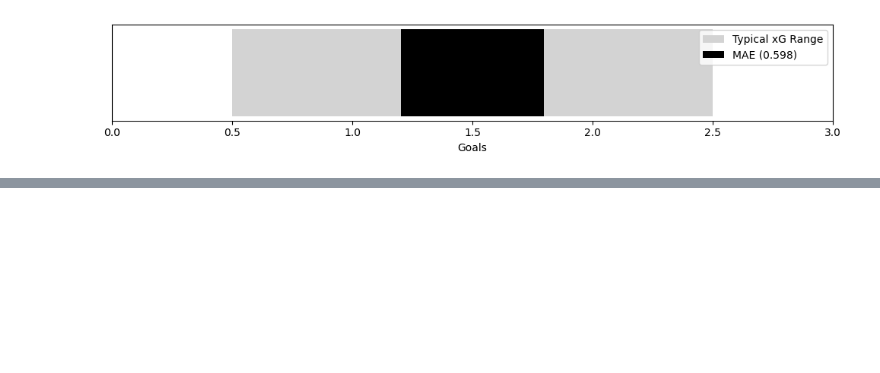
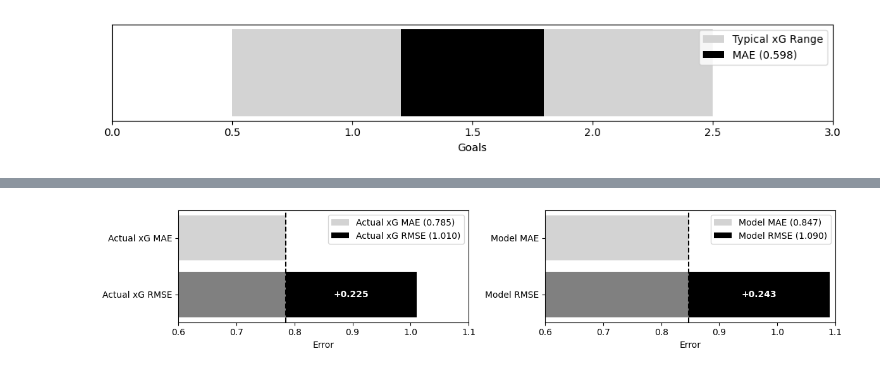
Before and after one commit to venomio5/soccer-prediction-analysis, a Jupyter notebook: src/xg_analysis.ipynb, the cells around one changed output, grey strips where cells are left out. Drawn from its saved outputs; the diff is of its cells as text; code cells hidden in the pictures; blank space fills up the shorter version.

```diff
--- a/src/xg_analysis.ipynb
+++ b/src/xg_analysis.ipynb
@@ -146,0 +145,36 @@ plt.show()
+# %%
+rmse_actual = rmse3
+rmse_model = rmse1
+mae_actual = mae3
+mae_model = mae1
+
+fig, (ax1, ax2) = plt.subplots(1, 2, figsize=(12, 2.5))
+
+# --- Left subplot
+ax1.set_xlim(0.6, 1.1)
+ax1.barh(['Actual xG RMSE'], [rmse_actual], left=0, color='gray')
+ax1.barh(['Actual xG MAE'], [mae_actual], color='lightgray', label=f"Actual xG MAE ({mae_actual:.3f})")
+ax1.barh(['Actual xG RMSE'], [mae_actual - rmse_actual], left=rmse_actual, color='black', label=f"Actual xG RMSE ({rmse_actual:.3f})")
+ax1.axvline(x=mae_actual, linestyle='--', color='black', linewidth=1.5)
+
+diff_rmse = rmse_actual - mae_actual
+ax1.text(mae_actual + diff_rmse/2, 0, f'+{diff_rmse:.3f}', ha='center', va='center', fontweight='semibold', color='white')
+ax1.set_xlabel('Error')
+ax1.legend(loc="upper right")
+
+# --- Right subplot
+ax2.set_xlim(0.6, 1.1)
+ax2.barh(['Model RMSE'], [rmse_model], left=0, color='gray')
+ax2.barh(['Model MAE'], [mae_model], color='lightgray', label=f"Model MAE ({mae_model:.3f})")
+ax2.barh(['Model RMSE'], [mae_model - rmse_model], left=rmse_model, color='black', label=f"Model RMSE ({rmse_model:.3f})")
+ax2.axvline(x=mae_model, linestyle='--', color='black', linewidth=1.5)
+
+diff_mae = rmse_model - mae_model
+ax2.text(mae_model + diff_mae/2, 0, f'+{diff_mae:.3f}', ha='center', va='center', fontweight='semibold', color='white')
+ax2.set_xlabel('Error')
+ax2.legend(loc="upper right")
+
+plt.tight_layout()
+plt.show()
+# %% [output]
+[figure, added]
```
Also changed, not shown: parts of 7 cells of this notebook, 8 other files.
